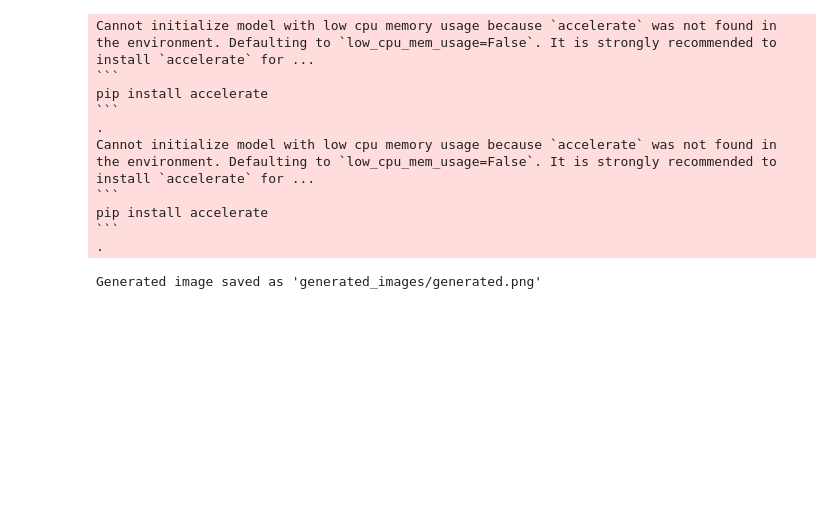
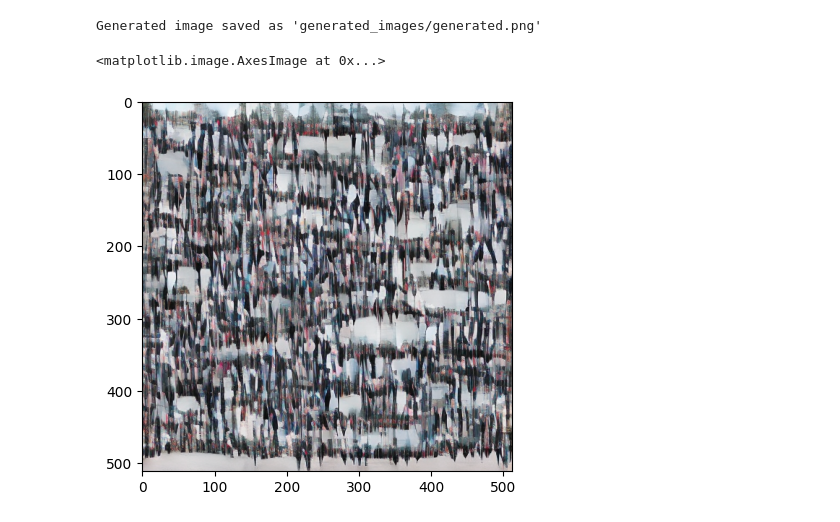
Before and after one commit to Vishwa2684/Latent-Diffusion-Model-for-text-to-image-generation, a Jupyter notebook: eval.ipynb, the cells around one changed output. Drawn from its saved outputs; the diff is of its cells as text; code cells hidden in the pictures; blank space fills up the shorter version.

````diff
--- a/eval.ipynb
+++ b/eval.ipynb
@@ -10,7 +10,7 @@ def generate_image(prompt, num_inference_steps=50, guidance_scale=7.5):
     device = "cuda" if torch.cuda.is_available() else "cpu"
 
     # Load models
-    model_path = "./ldm_checkpoints/epoch_2"
+    model_path = "./ldm_checkpoints/epoch_4"
 
     # Initialize models
     unet = UNet2DConditionModel.from_pretrained(
@@ -100,27 +100,21 @@ def generate_image(prompt, num_inference_steps=50, guidance_scale=7.5):
     return image
 # %%
 # Example usage
+import matplotlib.pyplot as plt
 
-prompt = "IMage of a cat"
+prompt = "Group of people walking"
 image = generate_image(
         prompt=prompt,
         num_inference_steps=50,  # Increase for better quality, decrease for speed
         guidance_scale=7.5  # Adjust for creativity vs prompt adherence
     )
 
     # Save the generated image
 os.makedirs("generated_images", exist_ok=True)
 image.save("generated_images/generated.png")
 print(f"Generated image saved as 'generated_images/generated.png'")
+plt.imshow(image)
 # %% [output]
-Cannot initialize model with low cpu memory usage because `accelerate` was not found in the environment. Defaulting to `low_cpu_mem_usage=False`. It is strongly recommended to install `accelerate` for ...
-```
-pip install accelerate
-```
-.
-Cannot initialize model with low cpu memory usage because `accelerate` was not found in the environment. Defaulting to `low_cpu_mem_usage=False`. It is strongly recommended to install `accelerate` for ...
-```
-pip install accelerate
-```
-.
+Generated image saved as 'generated_images/generated.png'
-Generated image saved as 'generated_images/generated.png'
+<matplotlib.image.AxesImage at 0x...>
+[figure, added]
````
Also changed, not shown: 1 other file.
